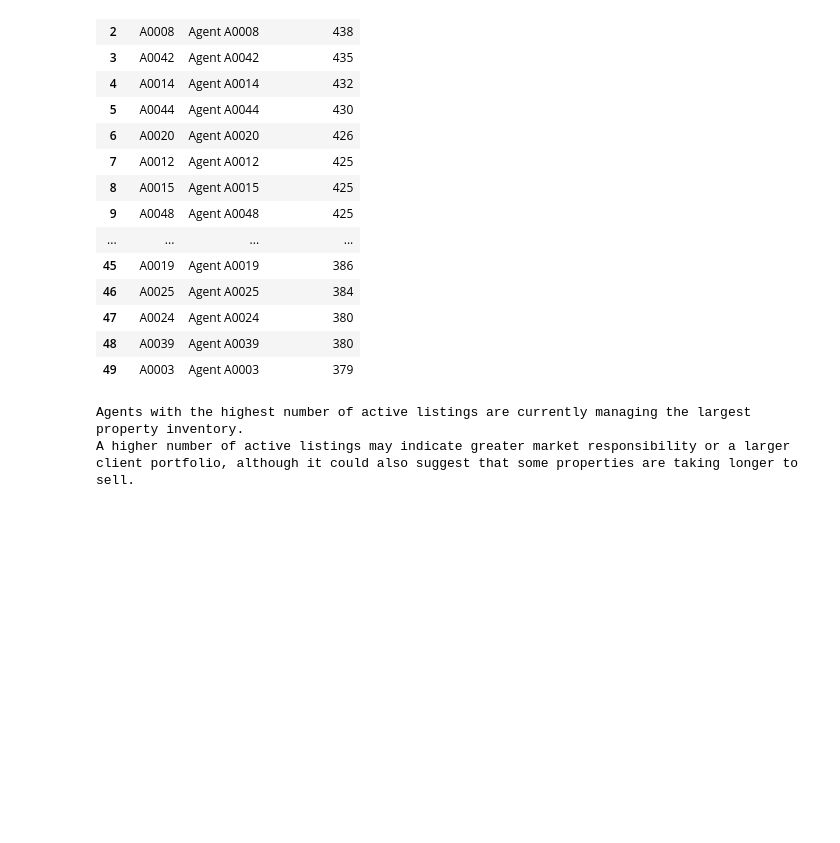
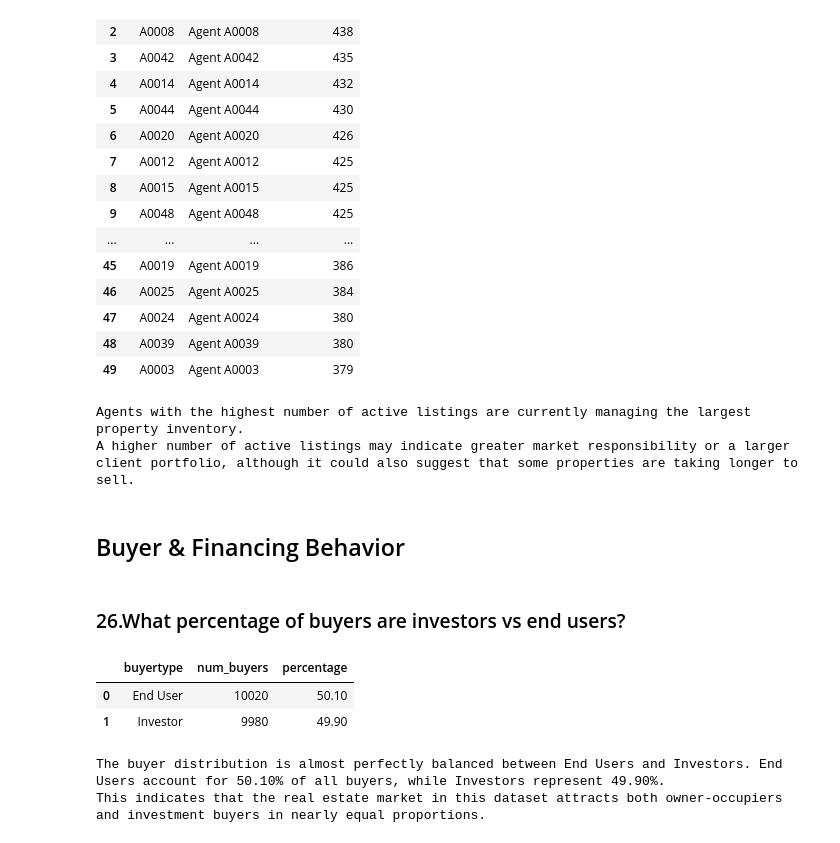
Before and after one commit to mukundnaramesh2605/guvi-python-sql-pandas-project-1, a Jupyter notebook: project.ipynb, the cells around one changed output. Saved outputs shown, nothing was run; the diff lists cells and outputs as text; code cells hidden in the pictures; blank space fills up the shorter version.

Commit message:
Add analysis on buyer distribution between investors and end users

```diff
--- a/project.ipynb
+++ b/project.ipynb
@@ -1259,3 +1259,28 @@ print(interpretation)
 | 49 | A0003 | Agent A0003 | 379 |
 Agents with the highest number of active listings are currently managing the largest property inventory.
 A higher number of active listings may indicate greater market responsibility or a larger client portfolio, although it could also suggest that some properties are taking longer to sell.
+# %% [markdown]
+## Buyer & Financing Behavior
+# %% [markdown]
+### 26.What percentage of buyers are investors vs end users?
+# %%
+query26 = """
+SELECT buyertype,
+       COUNT(*) AS num_buyers,
+       ROUND(100.0 * COUNT(*) / (SELECT COUNT(*) FROM buyers), 2) AS percentage
+FROM buyers
+GROUP BY buyertype;
+"""
+result26 = pd.read_sql(query26, conn)
+display(result26)
+interpretation = """
+The buyer distribution is almost perfectly balanced between End Users and Investors. End Users account for 50.10% of all buyers, while Investors represent 49.90%.
+This indicates that the real estate market in this dataset attracts both owner-occupiers and investment buyers in nearly equal proportions.
+"""
+print(interpretation)
+# %% [output]
+|  | buyertype | num_buyers | percentage |
+| 0 | End User | 10020 | 50.10 |
+| 1 | Investor | 9980 | 49.90 |
+The buyer distribution is almost perfectly balanced between End Users and Investors. End Users account for 50.10% of all buyers, while Investors represent 49.90%.
+This indicates that the real estate market in this dataset attracts both owner-occupiers and investment buyers in nearly equal proportions.
```
